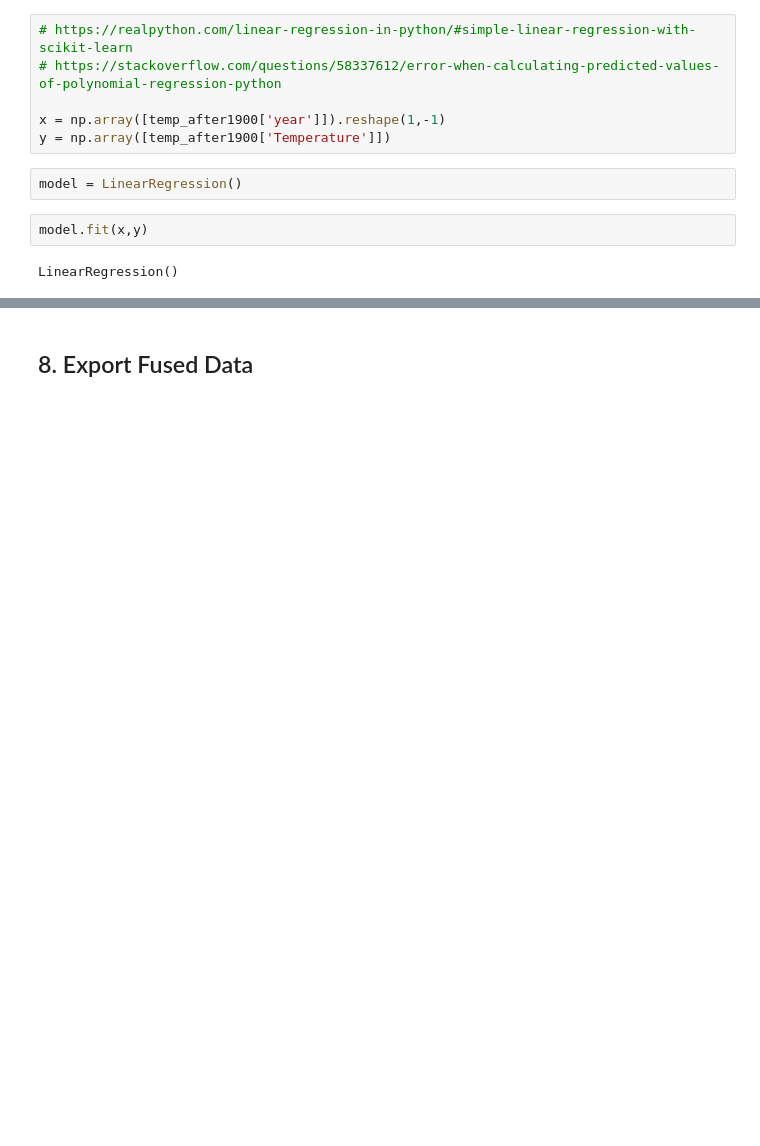
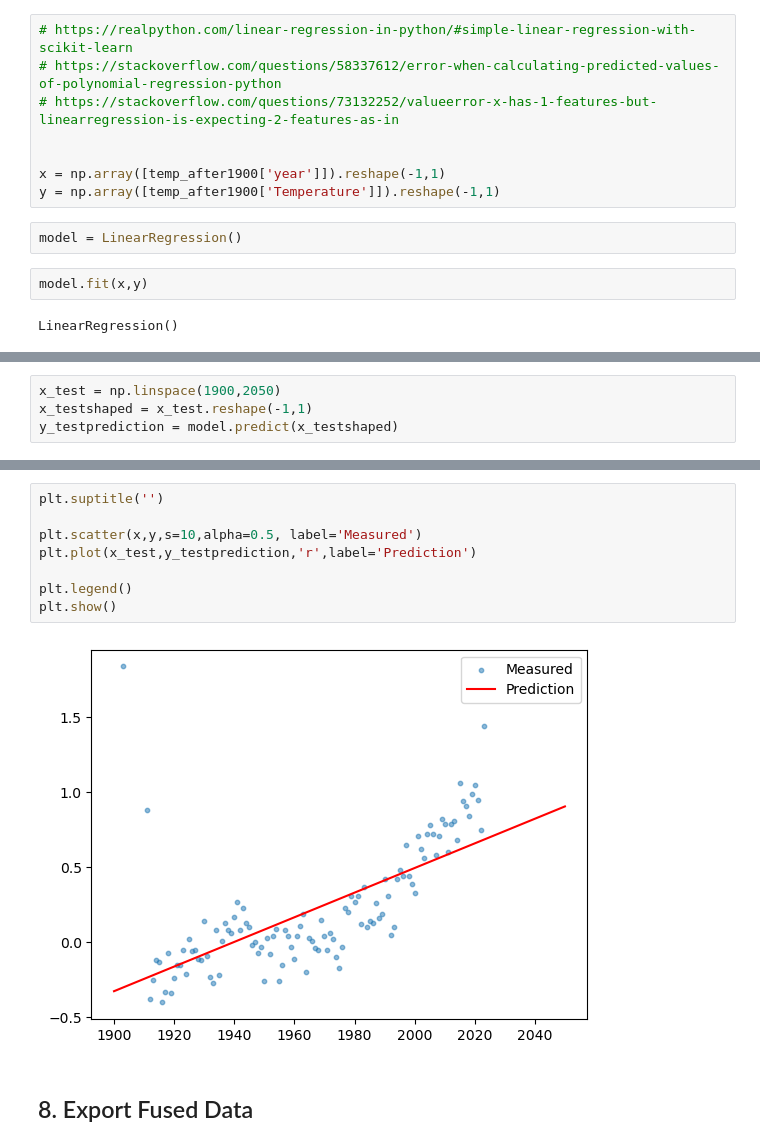
Before and after one commit to lgrealish/PfDA_Project_2, a Jupyter notebook: PfDA_Assignment2.ipynb, the cells around one changed output, grey strips where cells are left out. Saved outputs shown, nothing was run; the diff lists cells and outputs as text; blank space fills up the shorter version.

```diff
--- a/PfDA_Assignment2.ipynb
+++ b/PfDA_Assignment2.ipynb
@@ -468,9 +503,11 @@ y_predict = model.predict(x_predict)
 # %%
 # https://realpython.com/linear-regression-in-python/#simple-linear-regression-with-scikit-learn
 # https://stackoverflow.com/questions/58337612/error-when-calculating-predicted-values-of-polynomial-regression-python
+# https://stackoverflow.com/questions/73132252/valueerror-x-has-1-features-but-linearregression-is-expecting-2-features-as-in
 
-x = np.array([temp_after1900['year']]).reshape(1,-1)
-y = np.array([temp_after1900['Temperature']])
+
+x = np.array([temp_after1900['year']]).reshape(-1,1)
+y = np.array([temp_after1900['Temperature']]).reshape(-1,1)
 # %%
 model = LinearRegression()
 # %%
@@ -520,0 +519,4 @@ y_new
+# %%
+x_test = np.linspace(1900,2050)
+x_testshaped = x_test.reshape(-1,1)
+y_testprediction = model.predict(x_testshaped)
@@ -521,3 +547,13 @@ y_new
+# %%
+plt.suptitle('')
+
+plt.scatter(x,y,s=10,alpha=0.5, label='Measured')
+plt.plot(x_test,y_testprediction,'r',label='Prediction')
+
+plt.legend()
+plt.show()
+# %% [output]
+[figure, added]
 # %% [markdown]
 ## 8. Export Fused Data <a id="export-data"></a>
 # %%
```
Also changed, not shown: parts of 34 cells of this notebook, 4 other files.
